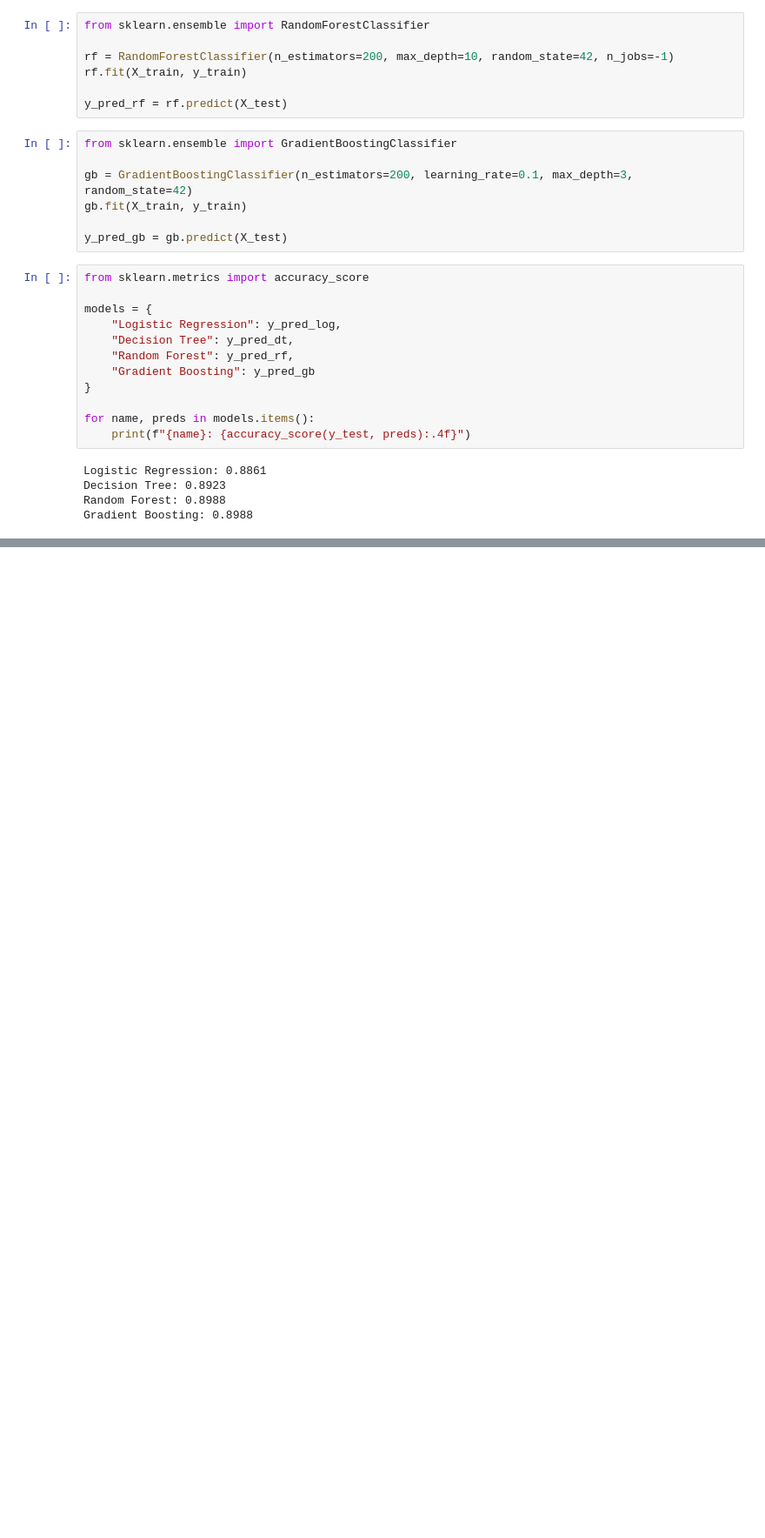
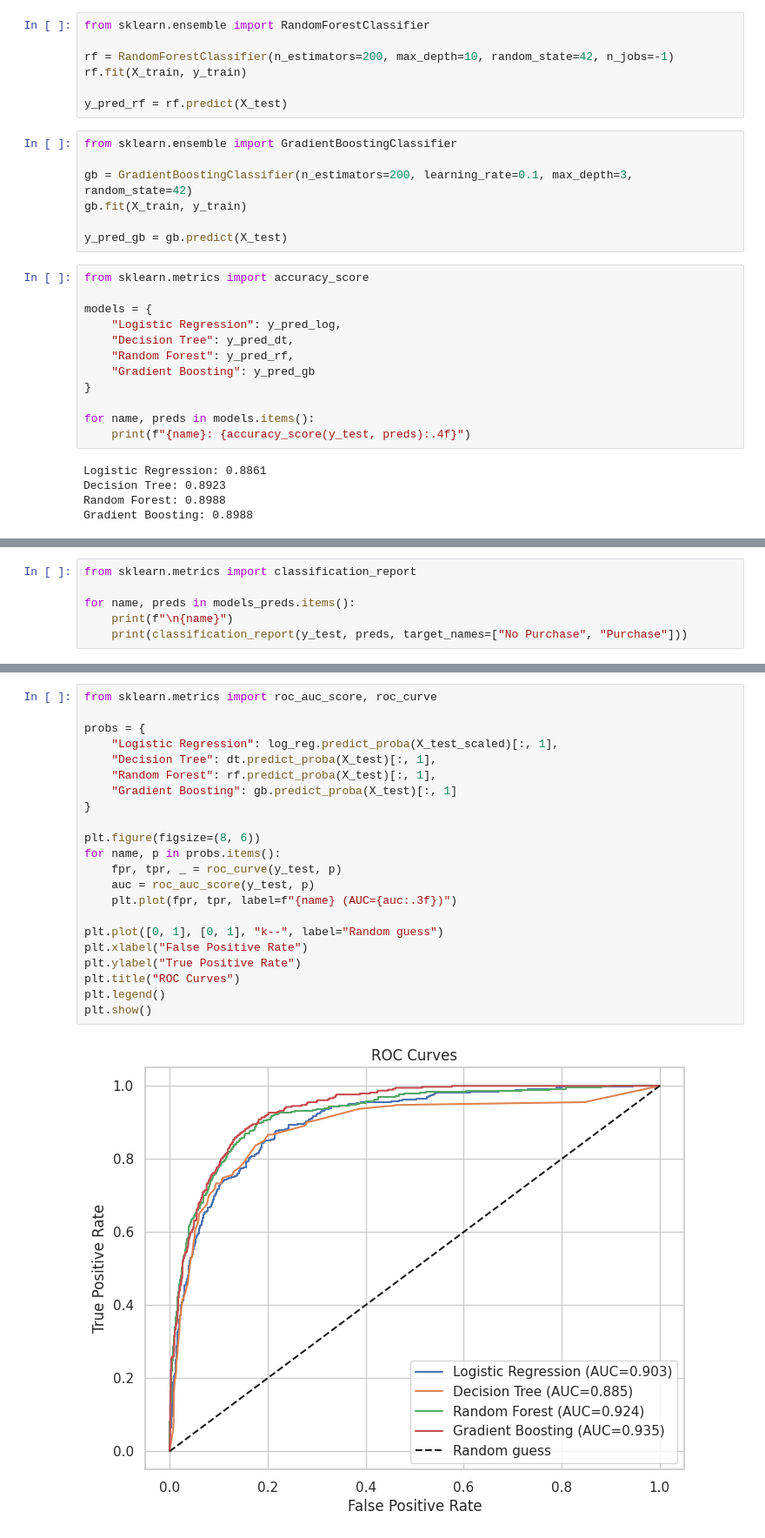
Before and after one commit to hetalsharmaaa/perzonix, a Jupyter notebook: shoppersintent.ipynb, the cells around one changed output, grey strips where cells are left out. Shown at 87% size. Cells and saved outputs as stored; diff of their text form; blank space fills up the shorter version.

```diff
--- a/shoppersintent.ipynb
+++ b/shoppersintent.ipynb
@@ -276,0 +298,6 @@ Gradient Boosting: 0.8988
+# %%
+from sklearn.metrics import classification_report
+
+for name, preds in models_preds.items():
+    print(f"\n{name}")
+    print(classification_report(y_test, preds, target_names=["No Purchase", "Purchase"]))
@@ -276,0 +322,24 @@ Gradient Boosting: 0.8988
+# %%
+from sklearn.metrics import roc_auc_score, roc_curve
+
+probs = {
+    "Logistic Regression": log_reg.predict_proba(X_test_scaled)[:, 1],
+    "Decision Tree": dt.predict_proba(X_test)[:, 1],
+    "Random Forest": rf.predict_proba(X_test)[:, 1],
+    "Gradient Boosting": gb.predict_proba(X_test)[:, 1]
+}
+
+plt.figure(figsize=(8, 6))
+for name, p in probs.items():
+    fpr, tpr, _ = roc_curve(y_test, p)
+    auc = roc_auc_score(y_test, p)
+    plt.plot(fpr, tpr, label=f"{name} (AUC={auc:.3f})")
+
+plt.plot([0, 1], [0, 1], "k--", label="Random guess")
+plt.xlabel("False Positive Rate")
+plt.ylabel("True Positive Rate")
+plt.title("ROC Curves")
+plt.legend()
+plt.show()
+# %% [output]
+[figure, added]
```
Also changed, not shown: parts of 4 cells of this notebook.
